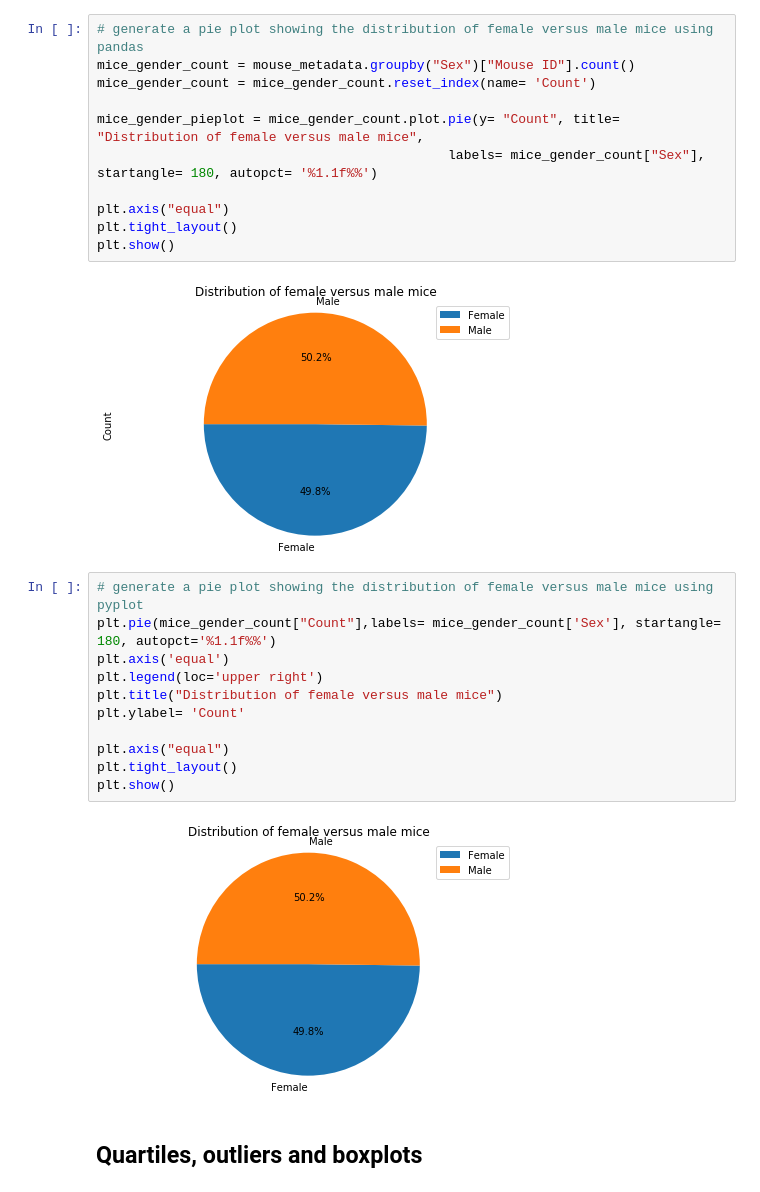
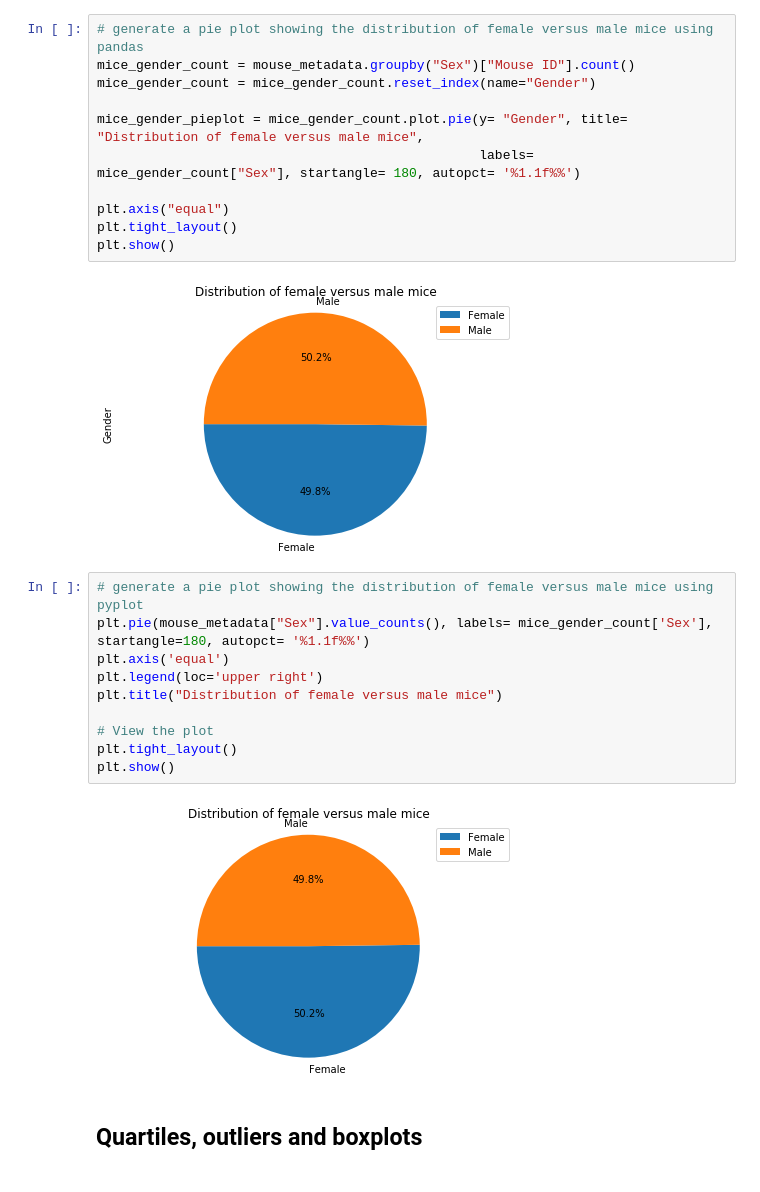
Before and after one commit to vijay043077/matplotlib, a Jupyter notebook: pymaceuticals_starter.ipynb, the cells around one changed output. Saved outputs shown, nothing was run; the diff lists cells and outputs as text.

```diff
--- a/pymaceuticals_starter.ipynb
+++ b/pymaceuticals_starter.ipynb
@@ -78,10 +126,10 @@ plt.tight_layout()
 # %%
 # generate a pie plot showing the distribution of female versus male mice using pandas
 mice_gender_count = mouse_metadata.groupby("Sex")["Mouse ID"].count()
-mice_gender_count = mice_gender_count.reset_index(name= 'Count')
+mice_gender_count = mice_gender_count.reset_index(name="Gender")
 
-mice_gender_pieplot = mice_gender_count.plot.pie(y= "Count", title= "Distribution of female versus male mice",
-                                             labels= mice_gender_count["Sex"], startangle= 180, autopct= '%1.1f%%')
+mice_gender_pieplot = mice_gender_count.plot.pie(y= "Gender", title= "Distribution of female versus male mice",
+                                                 labels= mice_gender_count["Sex"], startangle= 180, autopct= '%1.1f%%')
 
 plt.axis("equal")
 plt.tight_layout()
@@ -90,17 +138,16 @@ plt.show()
 [figure]
 # %%
 # generate a pie plot showing the distribution of female versus male mice using pyplot
-plt.pie(mice_gender_count["Count"],labels= mice_gender_count['Sex'], startangle= 180, autopct='%1.1f%%')
+plt.pie(mouse_metadata["Sex"].value_counts(), labels= mice_gender_count['Sex'], startangle=180, autopct= '%1.1f%%')
 plt.axis('equal')
 plt.legend(loc='upper right')
 plt.title("Distribution of female versus male mice")
-plt.ylabel= 'Count'
 
-plt.axis("equal")
+# View the plot
 plt.tight_layout()
 plt.show()
 # %% [output]
-[figure, old version]
+[figure, new version]
 # %% [markdown]
 ## Quartiles, outliers and boxplots
 # %%
```
Also changed, not shown: parts of 7 cells of this notebook.
